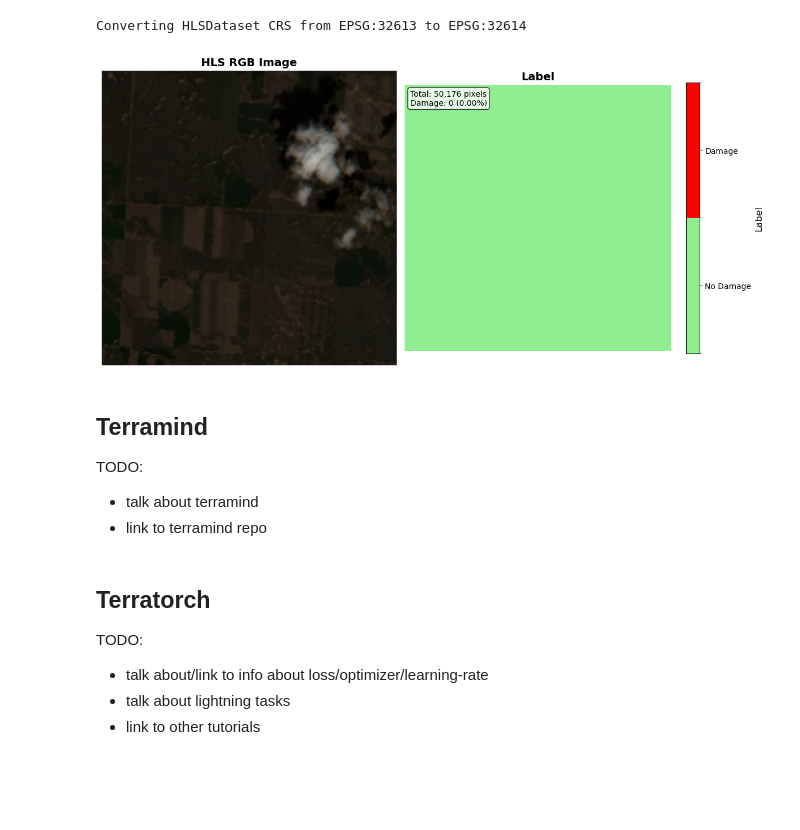
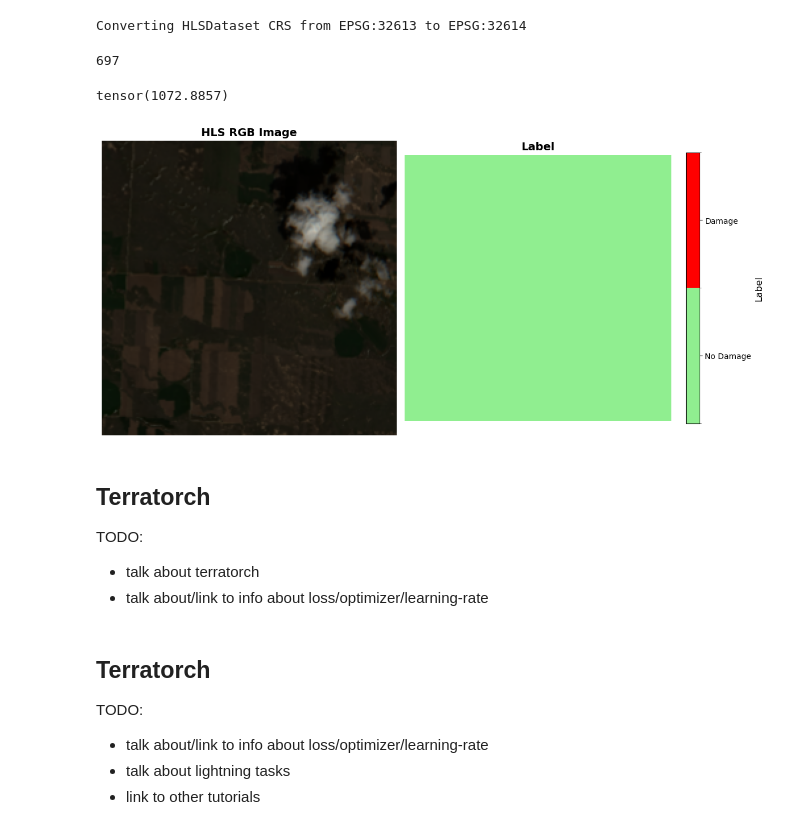
Before and after one commit to ASFHyP3/geospatial-ai-tutorials, a Jupyter notebook: severe-weather/notebooks/hwds-hls-s2-terramind-example.ipynb, the cells around one changed output. Cells and saved outputs as stored; diff of their text form; code cells hidden in the pictures; blank space fills up the shorter version.

```diff
--- a/severe-weather/notebooks/hwds-hls-s2-terramind-example.ipynb
+++ b/severe-weather/notebooks/hwds-hls-s2-terramind-example.ipynb
@@ -370,7 +363,6 @@ class LabelDataset(RasterDataset):
 Talk about how and why we normilize data when training AI models
 Link to docs about this
 # %%
-# Normilized data here with just code
 hls_dataset = HLSDataset(
     paths=hls_path,
     bands=('B01', 'B02', 'B03', 'B04', 'B05', 'B06',
@@ -378,16 +370,27 @@ hls_dataset = HLSDataset(
 )
 
 def calculate_band_stats(band_tifs: list[Path]) -> tuple[float, float]:
-    accum_mean, accum_std = 0, 0
+    count, mean, M2 = 0, 0, 0
 
     for band_tif in band_tifs:
         with rasterio.open(band_tif) as src:
-            band_data = src.read(1)
+            band_data = src.read(1).flatten()
 
-            accum_mean += np.mean(band_data)
-            accum_std += np.std(band_data)
+            batch_count = len(band_data)
+            batch_mean = np.mean(band_data)
+            batch_var = np.var(band_data)
 
-    return accum_mean / len(band_tifs), accum_std / len(band_tifs)
+            # Parallel variance algorithm: https://jonisalonen.com/2013/deriving-welfords-method-for-computing-variance/
+            delta = batch_mean - mean
+            mean = (count * mean + batch_count * batch_mean) / (count + batch_count)
+            M2 = M2 + batch_var * batch_count + delta**2 * count * batch_count / (count + batch_count)
+            count += batch_count
+
+    variance = M2 / count
+    std = np.sqrt(variance)
+
+    return mean, std
+
 
 HLS_MEAN, HLS_STD = [], []
 print('Band, Mean, Std')
@@ -599,23 +625,34 @@ datamodule.setup()
 Converting HLSDataset CRS from EPSG:32613 to EPSG:32614
 # %%
 dataloader = datamodule.train_dataloader()
+loader_iter = iter(dataloader)
+print(len(loader_iter))
+# %% [output]
+697
 # %%
-batch = next(iter(dataloader))
+batch = next(loader_iter)
+batch_size = batch['image']['S2L2A'].shape[0]
 
 sample = {
     'image': {'S2L2A': batch['image']['S2L2A'][0]},
     'mask': batch['mask'][0]
 }
-fig = datamodule.plot(sample)
+print(sample['image']['S2L2A'].std())
+
+# Create temporary figure from datamodule.plot()
+temp_fig = datamodule.plot(sample)
+
+plt.tight_layout()
 plt.show()
 # %% [output]
+tensor(1072.8857)
-[figure, old version]
+[figure, new version]
 # %% [markdown]
-## Terramind
+## Terratorch
 
 TODO:
-- talk about terramind
-- link to terramind repo
+- talk about terratorch
+- talk about/link to info about loss/optimizer/learning-rate
 # %% [markdown]
 ## Terratorch
 
```
Also changed, not shown: parts of 23 cells of this notebook.
